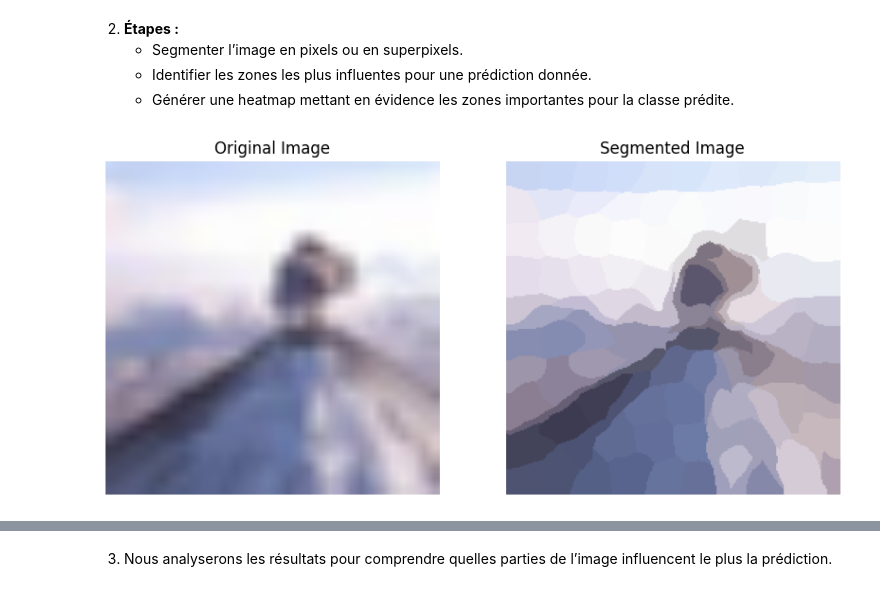
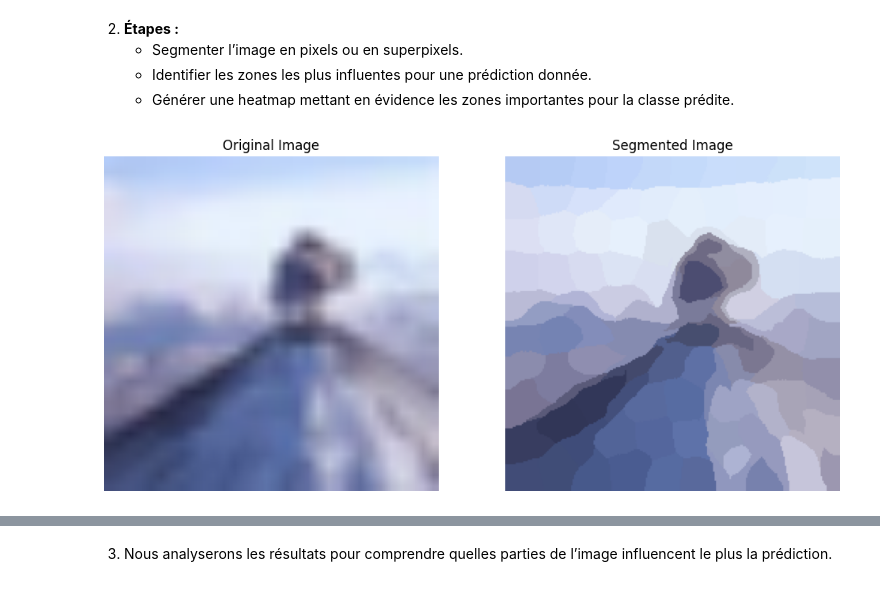
Before and after one commit to floflokie/SSL, a Jupyter notebook: TP_Explicabilité.ipynb, the cells around one changed output, grey strips where cells are left out. Drawn from its saved outputs; the diff is of its cells as text; code cells hidden in the pictures.

```diff
--- a/TP_Explicabilité.ipynb
+++ b/TP_Explicabilité.ipynb
@@ -109,7 +110,7 @@ transform = transforms.Compose([
 
 dataset = datasets.CIFAR100(root='./data', train=False, download=True, transform=transform)
 
-dataloader = DataLoader(dataset, batch_size=1, shuffle=False)
+dataloader = DataLoader(dataset, batch_size=8, shuffle=False)
 
 classes = dataset.classes
 # %% [output]
@@ -140,3 +118,15 @@ show_images(images, labels, classes)
+# %%
+images, labels = next(iter(dataloader))
+images_np = np.transpose(images.numpy(), (0, 2, 3, 1))
+images_np = (images_np - images_np.min()) / (images_np.max() - images_np.min())
+
+fig, axes = plt.subplots(2, 4, figsize=(12, 6))
+for i, ax in enumerate(axes.flat):
+  ax.imshow(images_np[i])
+  ax.set_title(classes[labels[i]])
+  ax.axis('off')
+plt.tight_layout()
+plt.show()
 # %% [markdown]
 ### **Étape 2 : Charger un modèle pré-entraîné**
 # %% [markdown]
@@ -224,21 +180,21 @@ explainer = lime_image.LimeImageExplainer()
 # %%
 def segment_image(image, num_segments=100):
     segments = segmentation.slic(image, n_segments=num_segments)
     return segments
 
-image_segmented = segment_image(images[0].permute(1, 2, 0).numpy())
+image_segmented = segment_image(images_np[0])
 
 # show original and segmented
-fig, axes = plt.subplots(1, 2, figsize=(10, 5))
+fig, axes = plt.subplots(1, 2, figsize=(12, 6))
 
-axes[0].imshow(images[0].permute(1, 2, 0))
+axes[0].imshow(images_np[0])
 axes[0].set_title("Original Image")
 axes[0].axis('off')
 
-axes[1].imshow(color.label2rgb(image_segmented, images[0].permute(1, 2, 0).numpy(), kind='avg'))
+axes[1].imshow(color.label2rgb(image_segmented, images_np[0], kind='avg'))
 axes[1].set_title("Segmented Image")
 axes[1].axis('off')
 
 plt.show()
 # %% [output]
-[figure, old version]
+[figure, new version]
```
Also changed, not shown: parts of 11 cells of this notebook.
